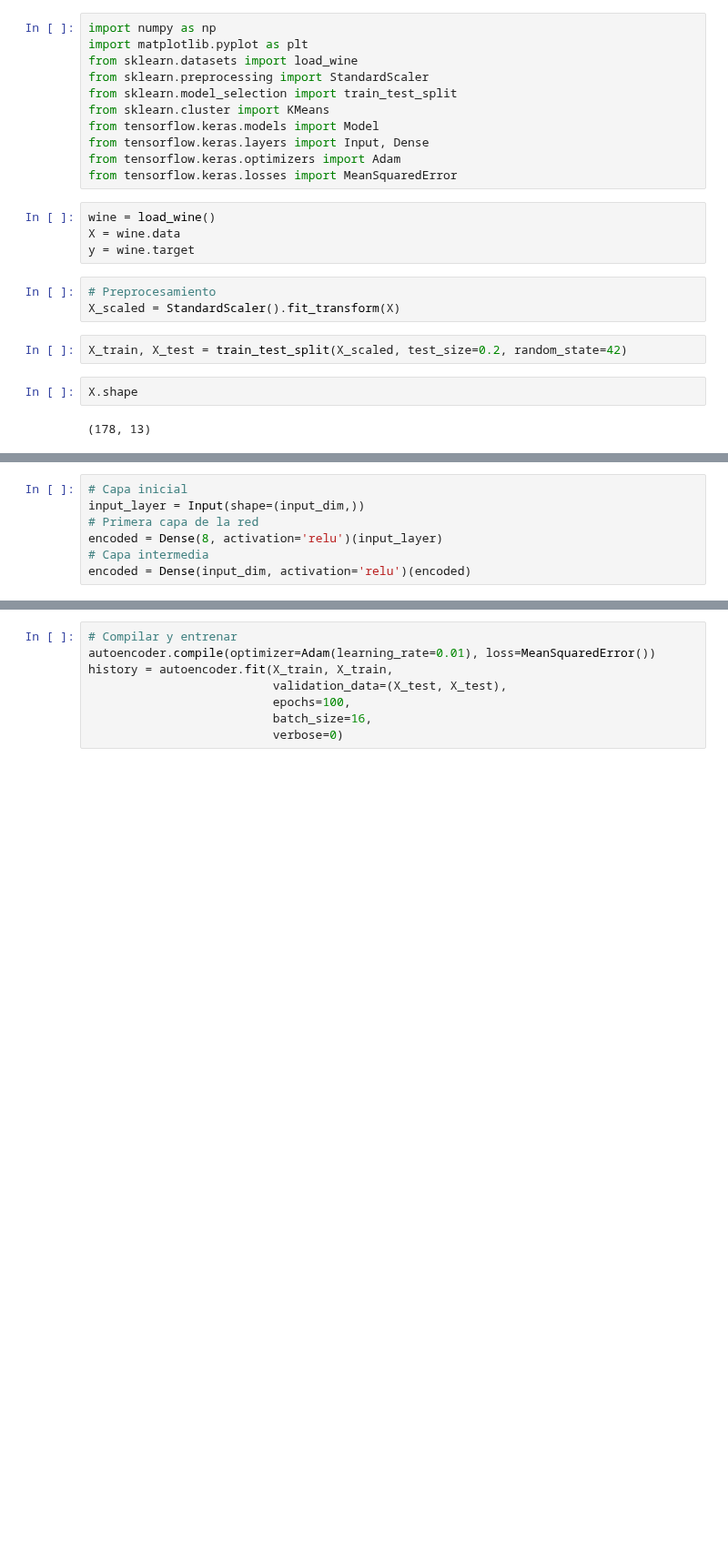
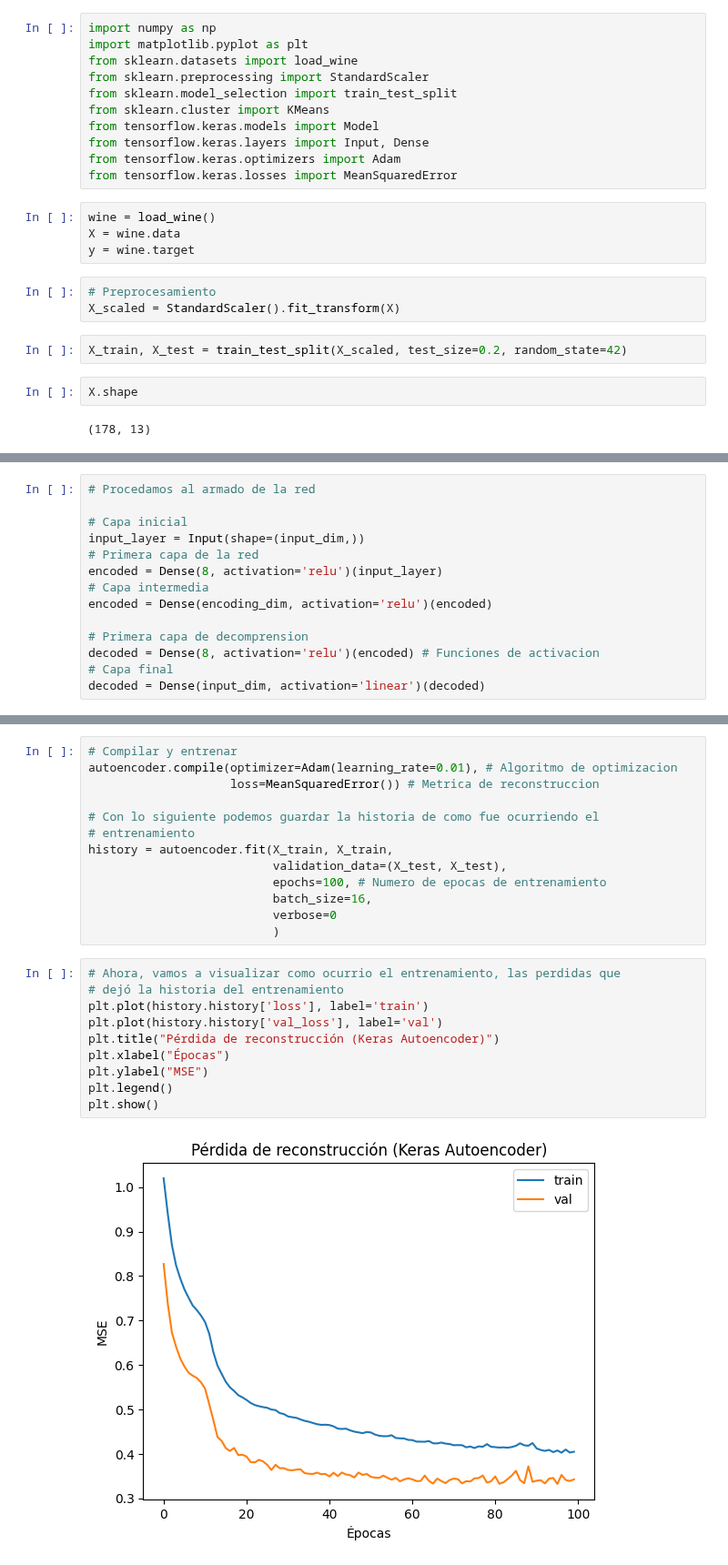
Before and after one commit to Kevin2558/Data_Science_Borrador, a Jupyter notebook: 03_Transformaciones/Autoencoders.ipynb, the cells around one changed output, grey strips where cells are left out. Shown at 91% size. Saved outputs shown, nothing was run; the diff lists cells and outputs as text; blank space fills up the shorter version.

```diff
--- a/03_Transformaciones/Autoencoders.ipynb
+++ b/03_Transformaciones/Autoencoders.ipynb
@@ -64,7 +58,14 @@ encoding_dim = 2
 # %%
+# Procedamos al armado de la red
+
 # Capa inicial
 input_layer = Input(shape=(input_dim,))
 # Primera capa de la red
 encoded = Dense(8, activation='relu')(input_layer)
 # Capa intermedia
-encoded = Dense(input_dim, activation='relu')(encoded)
+encoded = Dense(encoding_dim, activation='relu')(encoded)
+
+# Primera capa de decomprension
+decoded = Dense(8, activation='relu')(encoded) # Funciones de activacion
+# Capa final
+decoded = Dense(input_dim, activation='linear')(decoded)
@@ -79,9 +75,26 @@ autoencoder = Model(inputs=input_layer, outputs=decoded)
 encoder = Model(inputs=input_layer, outputs=encoded)
 # %%
 # Compilar y entrenar
-autoencoder.compile(optimizer=Adam(learning_rate=0.01), loss=MeanSquaredError())
+autoencoder.compile(optimizer=Adam(learning_rate=0.01), # Algoritmo de optimizacion
+                    loss=MeanSquaredError()) # Metrica de reconstruccion
+
+# Con lo siguiente podemos guardar la historia de como fue ocurriendo el
+# entrenamiento
 history = autoencoder.fit(X_train, X_train,
                           validation_data=(X_test, X_test),
-                          epochs=100,
+                          epochs=100, # Numero de epocas de entrenamiento
                           batch_size=16,
-                          verbose=0)
+                          verbose=0
+                          )
+# %%
+# Ahora, vamos a visualizar como ocurrio el entrenamiento, las perdidas que
+# dejó la historia del entrenamiento
+plt.plot(history.history['loss'], label='train')
+plt.plot(history.history['val_loss'], label='val')
+plt.title("Pérdida de reconstrucción (Keras Autoencoder)")
+plt.xlabel("Épocas")
+plt.ylabel("MSE")
+plt.legend()
+plt.show()
+# %% [output]
+[figure, added]
```
Also changed, not shown: parts of 5 cells of this notebook.
